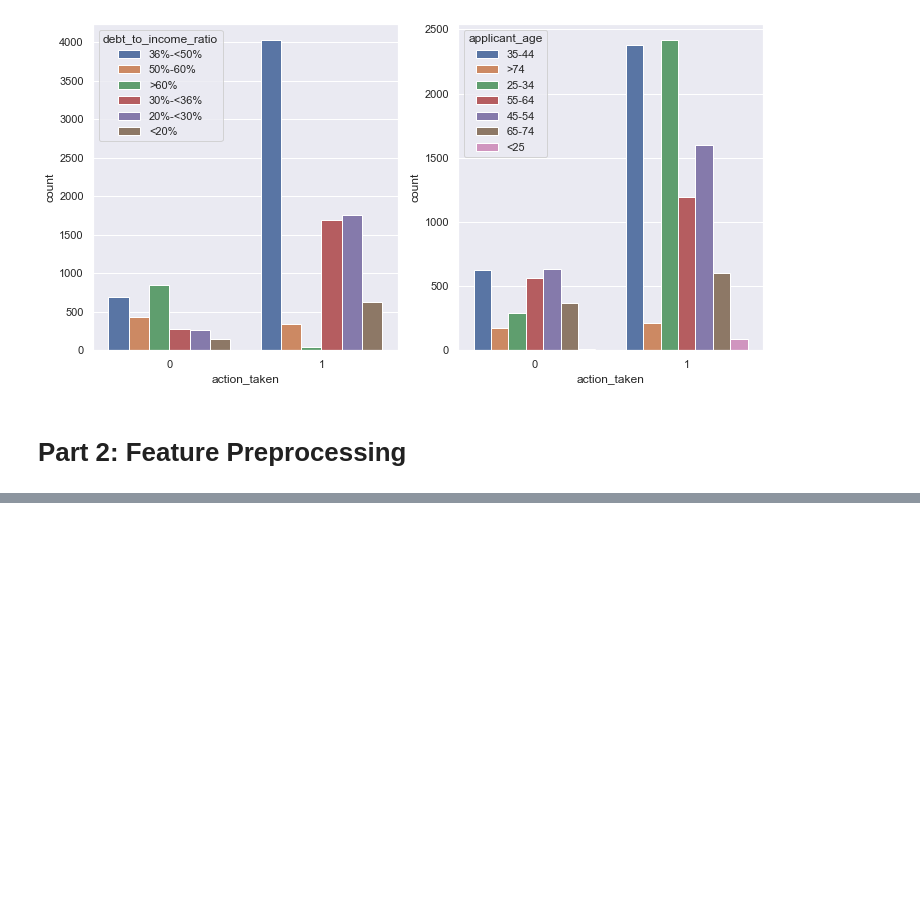
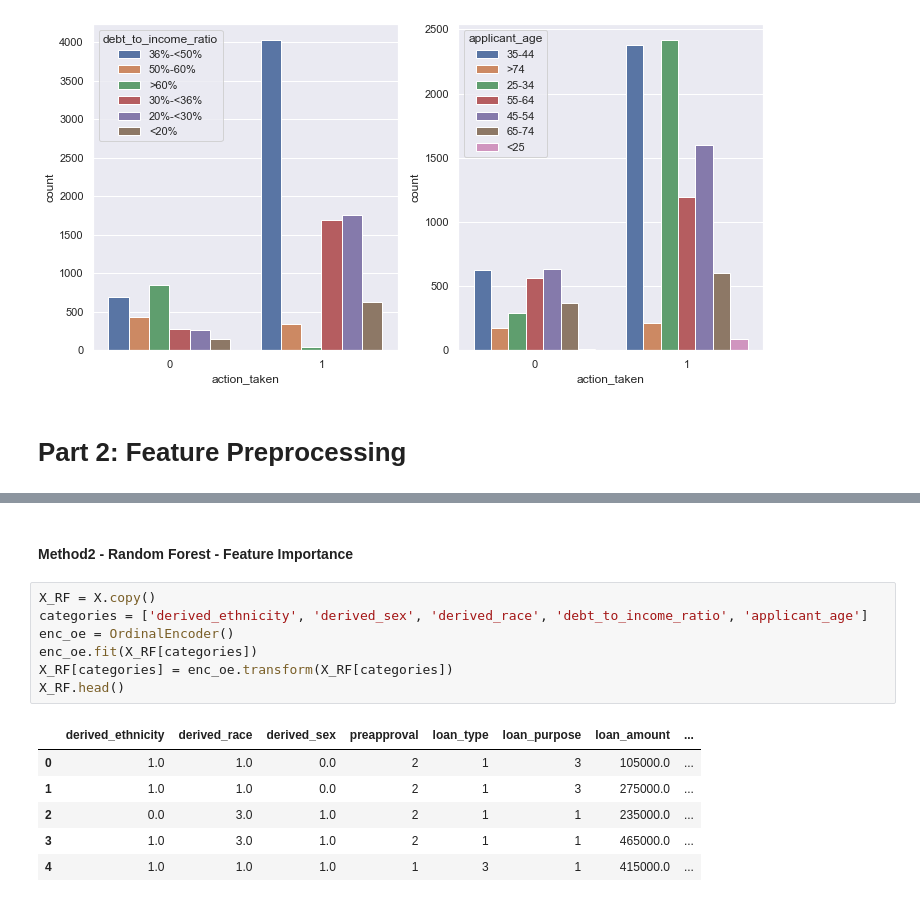
Before and after one commit to tracysnowf/Deloitte-CapstoneProject-Python-Data-Analysis, a Jupyter notebook: data processing.ipynb, the cells around one changed output, grey strips where cells are left out. Cells and saved outputs as stored; diff of their text form; blank space fills up the shorter version.

```diff
--- a/data processing.ipynb
+++ b/data processing.ipynb
@@ -539,0 +705,16 @@ sns.countplot(x='action_taken', hue='applicant_age', data=df_cr, ax=axss[1])
+# %% [markdown]
+#### Method2 - Random Forest - Feature Importance
+# %%
+X_RF = X.copy()
+categories = ['derived_ethnicity', 'derived_sex', 'derived_race', 'debt_to_income_ratio', 'applicant_age']
+enc_oe = OrdinalEncoder()
+enc_oe.fit(X_RF[categories])
+X_RF[categories] = enc_oe.transform(X_RF[categories])
+X_RF.head()
+# %% [output]
+|  | derived_ethnicity | derived_race | derived_sex | preapproval | loan_type | loan_purpose | loan_amount | ... |
+| 0 | 1.0 | 1.0 | 0.0 | 2 | 1 | 3 | 105000.0 | ... |
+| 1 | 1.0 | 1.0 | 0.0 | 2 | 1 | 3 | 275000.0 | ... |
+| 2 | 0.0 | 3.0 | 1.0 | 2 | 1 | 1 | 235000.0 | ... |
+| 3 | 1.0 | 3.0 | 1.0 | 2 | 1 | 1 | 465000.0 | ... |
+| 4 | 1.0 | 1.0 | 1.0 | 1 | 3 | 1 | 415000.0 | ... |
```
Also changed, not shown: parts of 41 cells of this notebook.
